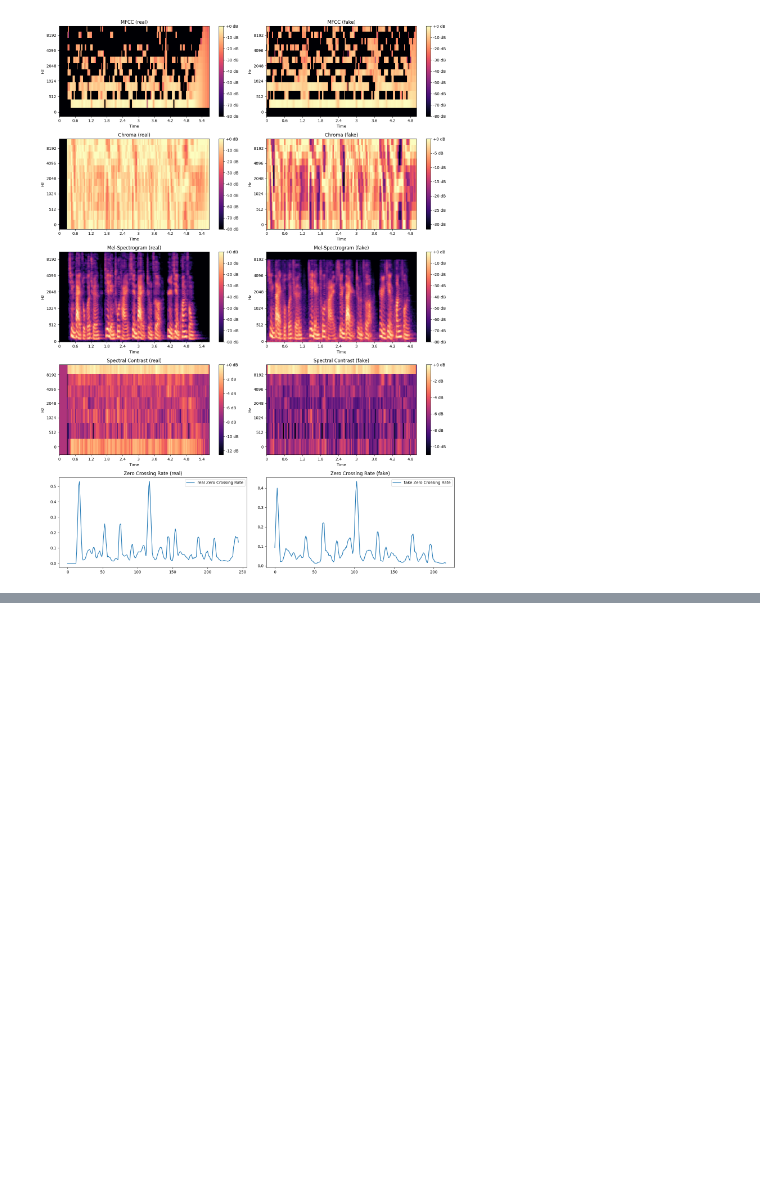
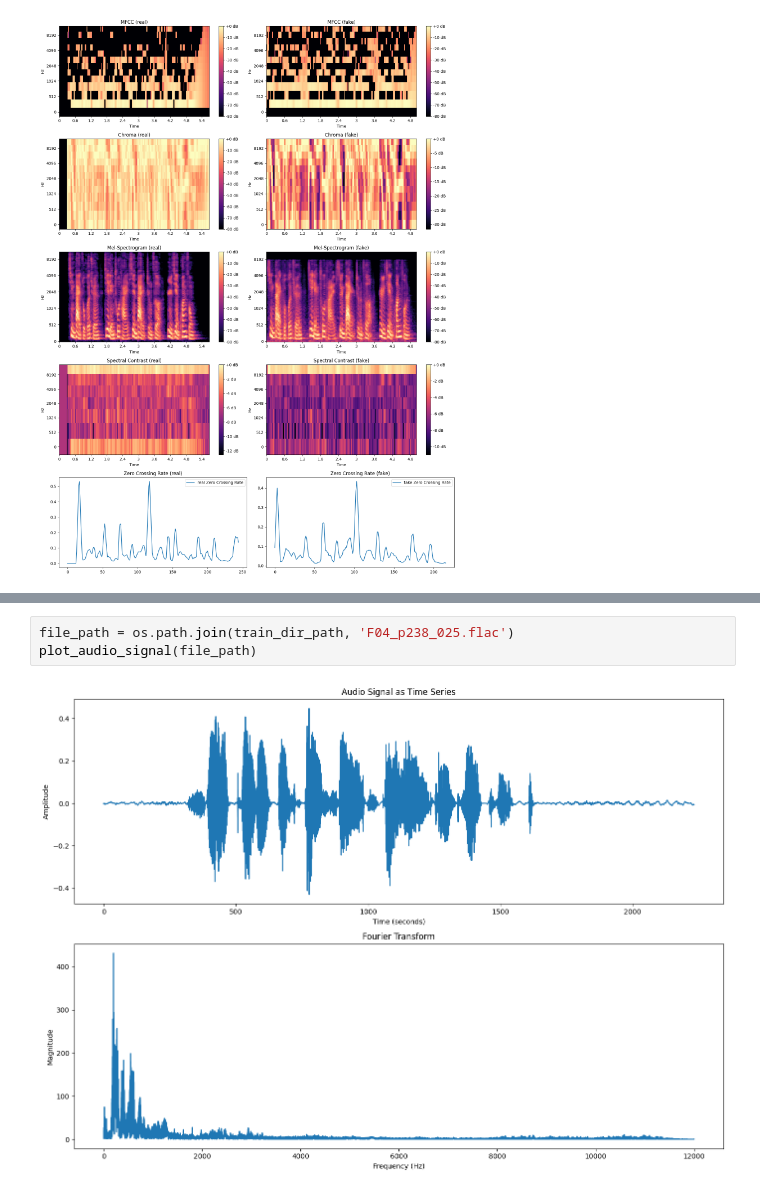
Before and after one commit to iajaykarthick/audio-deepfake-detection, a Jupyter notebook: notebooks/explore_audio.ipynb, the cells around one changed output, grey strips where cells are left out. Drawn from its saved outputs; the diff is of its cells as text; blank space fills up the shorter version.

```diff
--- a/notebooks/explore_audio.ipynb
+++ b/notebooks/explore_audio.ipynb
@@ -91,0 +198,5 @@ extract_and_plot_features(audio_file, fake_number=1)
+# %%
+file_path = os.path.join(train_dir_path, 'F04_p238_025.flac')
+plot_audio_signal(file_path)
+# %% [output]
+[figure, added]
```
Also changed, not shown: parts of 14 cells of this notebook, 1 other file.
